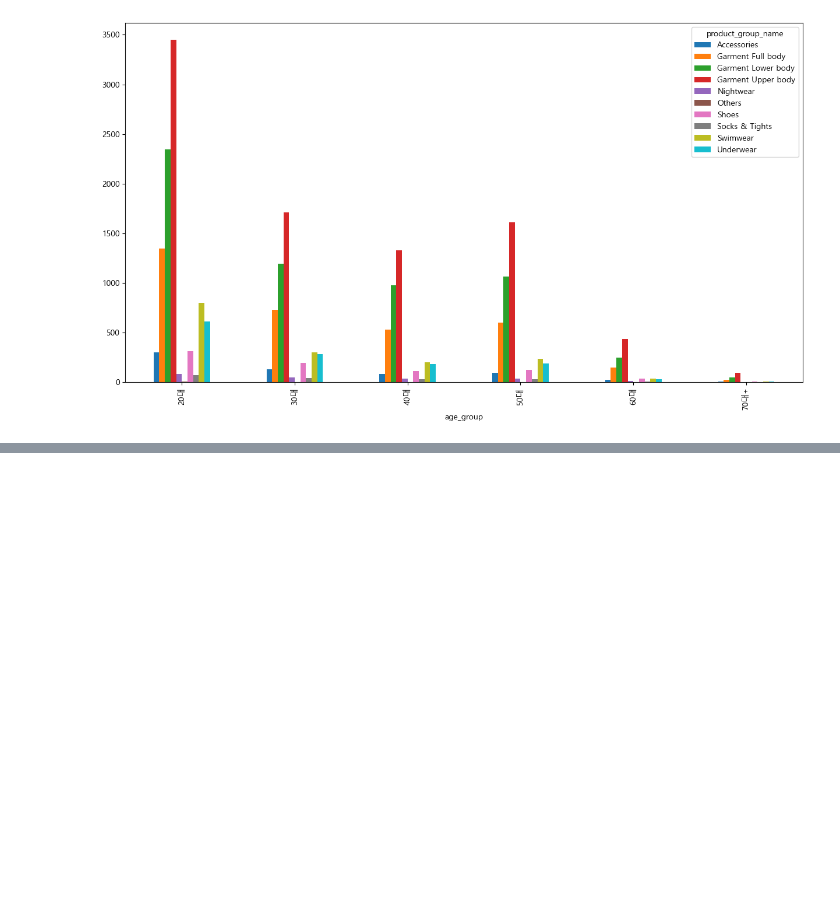
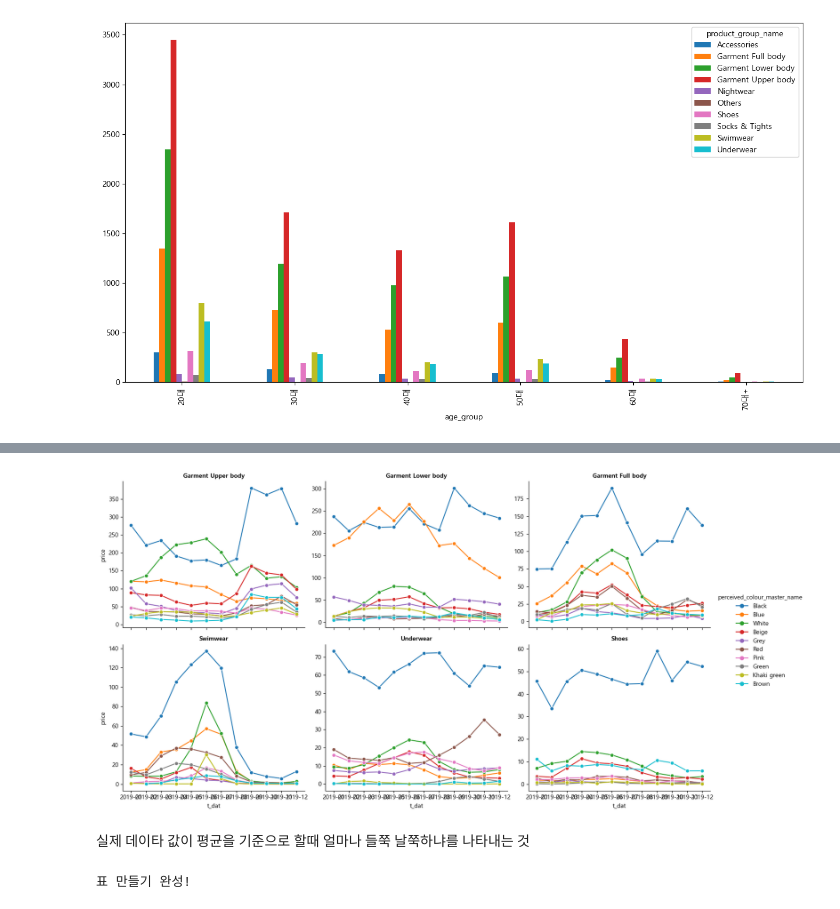
Before and after one commit to KyungminChang/4team-commerce-first-project, a Jupyter notebook: test_jh.ipynb, the cells around one changed output, grey strips where cells are left out. Saved outputs shown, nothing was run; the diff lists cells and outputs as text; code cells hidden in the pictures; blank space fills up the shorter version.

```diff
--- a/test_jh.ipynb
+++ b/test_jh.ipynb
@@ -475,0 +571,62 @@ pv_aps.plot(kind="bar", stacked=False, figsize=(15, 8))
+# %%
+# 상위 6개 제품군 리스트
+# 매출액(price) 합계 기준 상위 6개 제품군의 이름을 가져옵니다.
+top6_product_groups = top10_colors3_df.groupby("product_group_name")["price"].sum().nlargest(6).index.tolist()
+
+# 데이터프레임에서 상위 6개 제품군만
+top10_colors3_df = top10_colors3_df[top10_colors3_df["product_group_name"].isin(top6_product_groups)]
+plt_div_data = (
+    top10_colors3_df.groupby(["t_dat", "product_group_name", "perceived_colour_master_name"])["price"]
+    .sum()
+    .reset_index()
+)
+plt_div_data["t_dat"] = plt_div_data["t_dat"].astype(str)
+
+# relplot 그리기
+g = sns.relplot(
+    data=plt_div_data,
+    x="t_dat",
+    y="price",
+    hue="perceived_colour_master_name",
+    hue_order=color_price2,
+    col="product_group_name",
+    col_order=top6_product_groups,  # 제품군이 나오는 순서도 매출순
+    kind="line",
+    marker="o",
+    col_wrap=3,
+    height=4,
+    aspect=1.2,
+    facet_kws={"sharey": False},
+)
+g.set_titles("{col_name}", fontweight="bold")
+
+plt.show()
+# %% [output]
+[figure, added]
+# %% [markdown]
+실제 데이타 값이 평균을 기준으로 할때 얼마나 들쭉 날쭉하냐를 나타내는 것
+# %%
+# 1. 잘 팔리는 '상위 10개 카테고리' 이름 뽑기
+top10_cats = tr_cus_ar.groupby("product_group_name")["price"].sum().nlargest(10).index
+
+# 2. 잘 팔리는 '상위 10개 색상' 이름 뽑기
+top10_cols = tr_cus_ar.groupby("perceived_colour_master_name")["price"].sum().nlargest(10).index
+
+# 3. 데이터 필터링 (상위 10개에 해당하는 것만 남기기)
+# "카테고리도 Top 10 안에 들고, 색깔도 Top 10 안에 드는 데이터만 가져와!"
+df_filtered = tr_cus_ar[
+    (tr_cus_ar["product_group_name"].isin(top10_cats)) & (tr_cus_ar["perceived_colour_master_name"].isin(top10_cols))
+]
+
+# 4. 요약표(피벗 테이블) 만들기
+# 행(index): 카테고리, 열(columns): 색상, 값(values): 매출액 합계
+category_color_pivot = pd.pivot_table(
+    df_filtered, index="product_group_name", columns="perceived_colour_master_name", values="price", aggfunc="sum"
+)
+
+# 결측치(NaN)는 0으로 채우기 (매출이 없다는 뜻이니까)
+category_color_pivot = category_color_pivot.fillna(0)
+
+print("표 만들기 완성!")
+# %% [output]
+표 만들기 완성!
```
Also changed, not shown: parts of 6 cells of this notebook.
